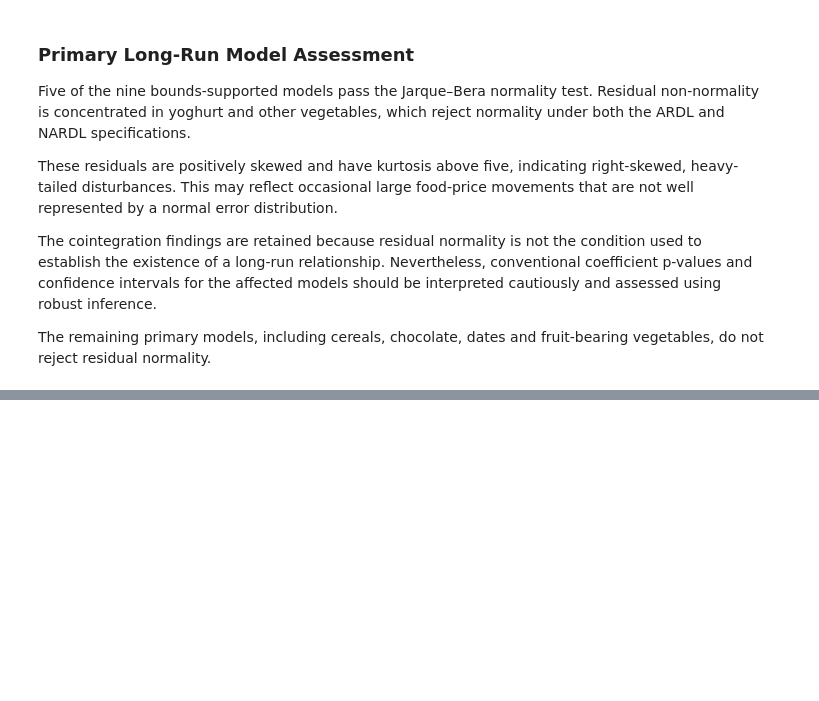
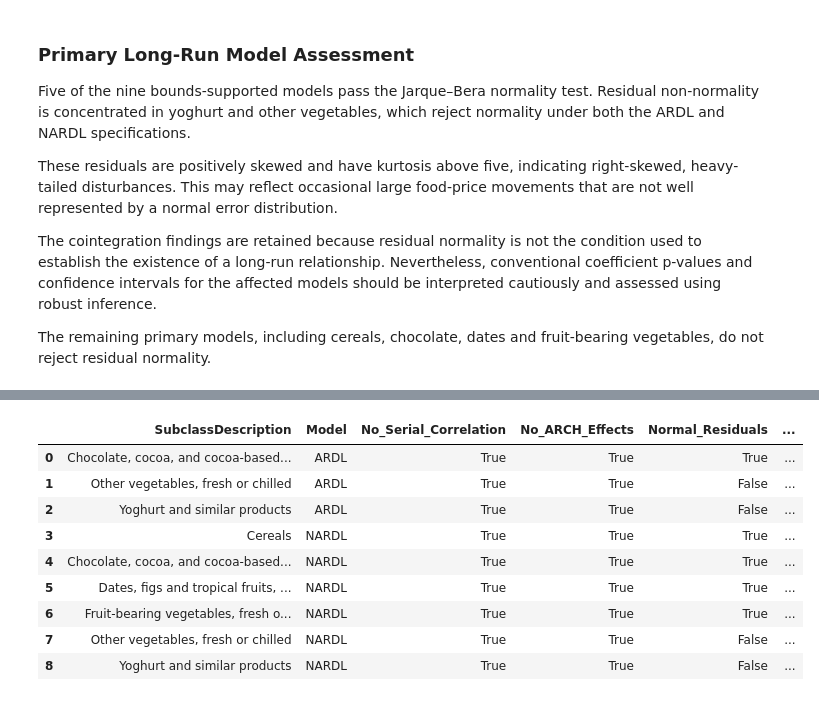
Before and after one commit to MasindiManaga/ERPT_ML_Research, a Jupyter notebook: notebooks/07_Econometric_Results_and_Diagnostics.ipynb, the cells around one changed output, grey strips where cells are left out. Saved outputs shown, nothing was run; the diff lists cells and outputs as text; code cells hidden in the pictures; blank space fills up the shorter version.

```diff
--- a/notebooks/07_Econometric_Results_and_Diagnostics.ipynb
+++ b/notebooks/07_Econometric_Results_and_Diagnostics.ipynb
@@ -1284,0 +1547,94 @@ fruit-bearing vegetables, do not reject residual normality.
+# %%
+# summarise the Primary Long-Run Models
+
+level_diagnostic_results = combined_diagnostic_results.loc[
+    combined_diagnostic_results["Model"].isin(
+        ["Symmetric level", "Asymmetric level"]
+    )
+].copy()
+
+level_diagnostic_results["Model"] = (
+    level_diagnostic_results["Model"]
+    .replace(
+        {
+            "Symmetric level": "ARDL",
+            "Asymmetric level": "NARDL",
+        }
+    )
+)
+
+primary_model_diagnostics = primary_long_run_models.merge(
+    level_diagnostic_results,
+    on=["SubclassDescription", "Model"],
+    how="left",
+    validate="one_to_one",
+)
+
+primary_diagnostic_columns = [
+    "SubclassDescription",
+    "Model",
+    "No_Serial_Correlation",
+    "No_ARCH_Effects",
+    "Normal_Residuals",
+    "Stable_Parameters",
+    "Passed_Core_Diagnostics",
+    "Passed_All_Diagnostics",
+]
+
+display(
+    primary_model_diagnostics[
+        primary_diagnostic_columns
+    ].sort_values(
+        ["Model", "SubclassDescription"]
+    ).reset_index(drop=True)
+)
+
+primary_diagnostic_summary = pd.Series(
+    {
+        "Primary models": len(primary_model_diagnostics),
+        "Passed serial-correlation test": (
+            primary_model_diagnostics[
+                "No_Serial_Correlation"
+            ].sum()
+        ),
+        "Passed ARCH-LM test": (
+            primary_model_diagnostics[
+                "No_ARCH_Effects"
+            ].sum()
+        ),
+        "Passed normality test": (
+            primary_model_diagnostics[
+                "Normal_Residuals"
+            ].sum()
+        ),
+        "Passed CUSUM test": (
+            primary_model_diagnostics[
+                "Stable_Parameters"
+            ].sum()
+        ),
+        "Passed core diagnostics": (
+            primary_model_diagnostics[
+                "Passed_Core_Diagnostics"
+            ].sum()
+        ),
+        "Passed all diagnostics": (
+            primary_model_diagnostics[
+                "Passed_All_Diagnostics"
+            ].sum()
+        ),
+    },
+    name="Value",
+).to_frame()
+
+display(primary_diagnostic_summary)
+# %% [output]
+|  | SubclassDescription | Model | No_Serial_Correlation | No_ARCH_Effects | Normal_Residuals | ... |
+| 0 | Chocolate, cocoa, and cocoa-based... | ARDL | True | True | True | ... |
+| 1 | Other vegetables, fresh or chilled | ARDL | True | True | False | ... |
+| 2 | Yoghurt and similar products | ARDL | True | True | False | ... |
+| 3 | Cereals | NARDL | True | True | True | ... |
+| 4 | Chocolate, cocoa, and cocoa-based... | NARDL | True | True | True | ... |
+| 5 | Dates, figs and tropical fruits, ... | NARDL | True | True | True | ... |
+| 6 | Fruit-bearing vegetables, fresh o... | NARDL | True | True | True | ... |
+| 7 | Other vegetables, fresh or chilled | NARDL | True | True | False | ... |
+| 8 | Yoghurt and similar products | NARDL | True | True | False | ... |
```
Also changed, not shown: parts of 16 cells of this notebook.
